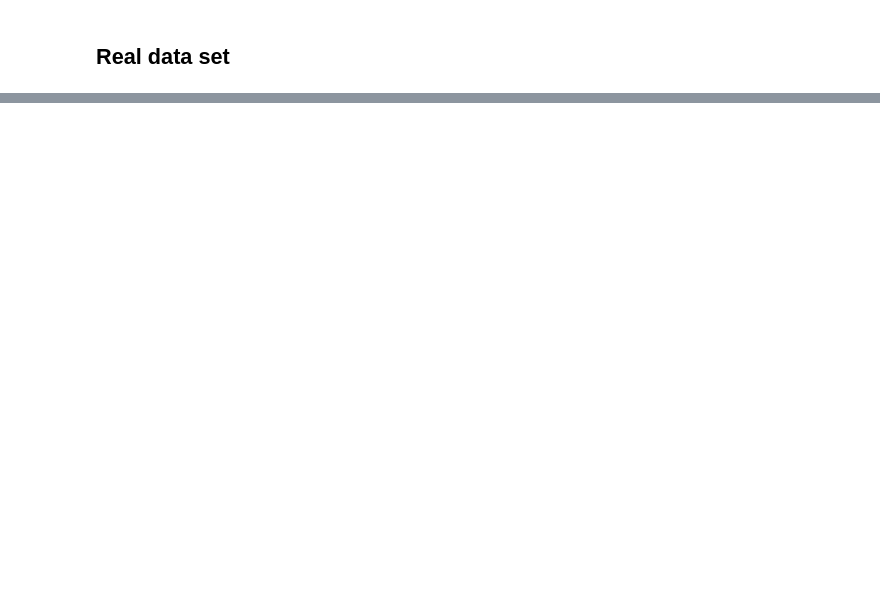
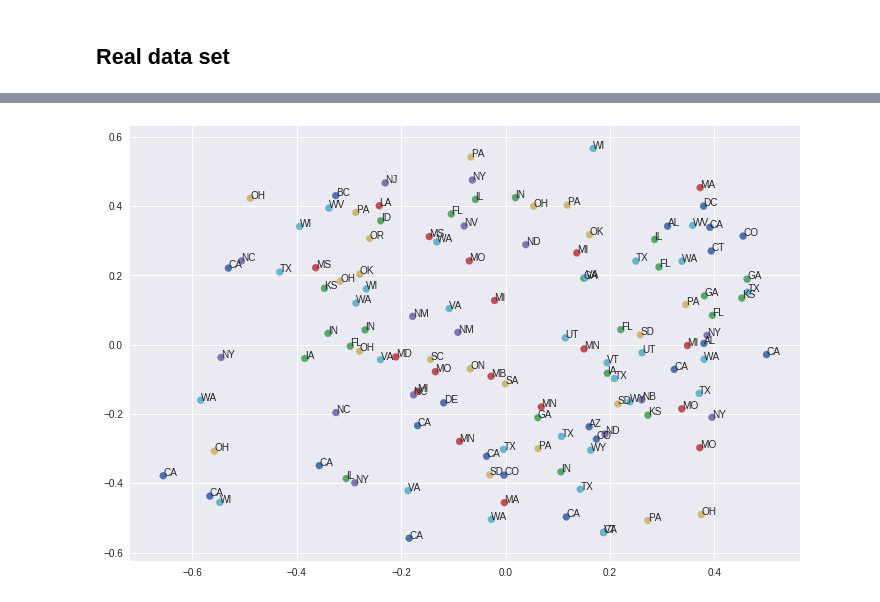
Before and after one commit to pilipolio/learn-pytorch, a Jupyter notebook: 201804_TSNE.ipynb, the cells around one changed output, grey strips where cells are left out. Cells and saved outputs as stored; diff of their text form; code cells hidden in the pictures; blank space fills up the shorter version.

```diff
--- a/201804_TSNE.ipynb
+++ b/201804_TSNE.ipynb
@@ -241,0 +271,15 @@ tables[0].iloc[2, 0]
+# %%
+def plot_cities(embeddings, points_to_clusters):
+  f, ax = plt.subplots(figsize=(12, 8))
+  ax.scatter(*embeddings.T, c=points_to_clusters, marker='o', cmap=cmap)
+
+  for name, xy in zip(cities.state.values, embeddings):
+    ax.text(*xy, s=name)
+# %%
+updated_y_i = updated_embeddings(current_y_i, p_ij, learning_rate=.5)
+
+plot_cities(updated_y_i, points_to_clusters)
+
+current_y_i = updated_y_i
+# %% [output]
+[figure, added]
```
Also changed, not shown: parts of 25 cells of this notebook.
